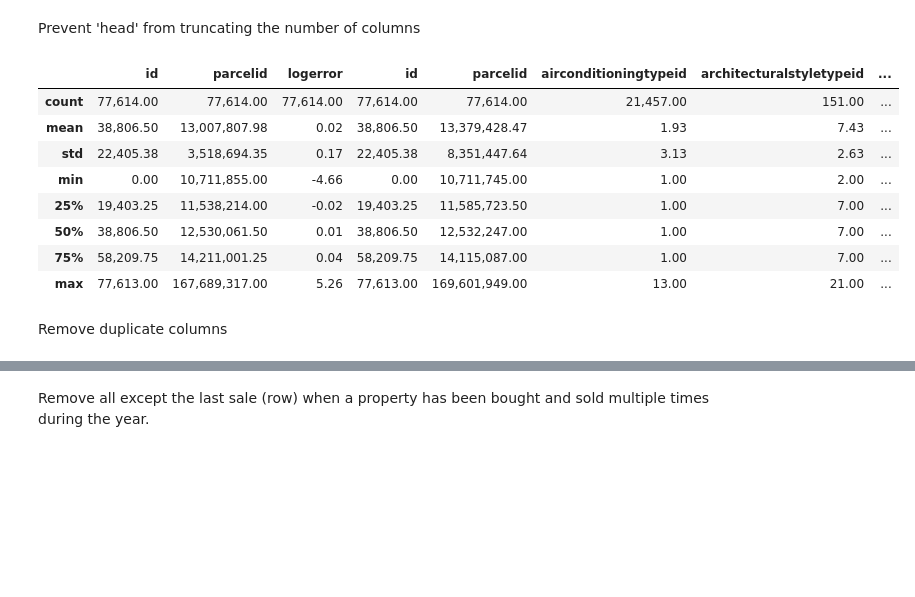
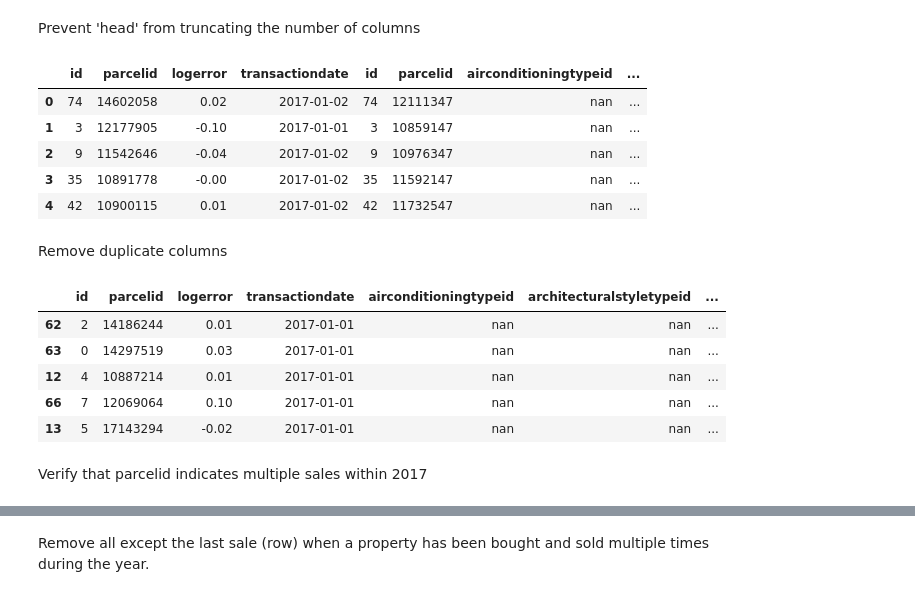
Before and after one commit to soslin/ds-methodologies-exercises, a Jupyter notebook: clustering/zillow.ipynb, the cells around one changed output, grey strips where cells are left out. Drawn from its saved outputs; the diff is of its cells as text; code cells hidden in the pictures; blank space fills up the shorter version.

```diff
--- a/clustering/zillow.ipynb
+++ b/clustering/zillow.ipynb
@@ -45,20 +45,27 @@ df = acquire.acquire_zillow()
 Prevent 'head' from truncating the number of columns
 # %%
 pd.set_option('display.max_columns', None)
-df.describe()
+df.head()
 # %% [output]
-|  | id | parcelid | logerror | id | parcelid | airconditioningtypeid | architecturalstyletypeid | ... |
-| count | 77,614.00 | 77,614.00 | 77,614.00 | 77,614.00 | 77,614.00 | 21,457.00 | 151.00 | ... |
-| mean | 38,806.50 | 13,007,807.98 | 0.02 | 38,806.50 | 13,379,428.47 | 1.93 | 7.43 | ... |
-| std | 22,405.38 | 3,518,694.35 | 0.17 | 22,405.38 | 8,351,447.64 | 3.13 | 2.63 | ... |
-| min | 0.00 | 10,711,855.00 | -4.66 | 0.00 | 10,711,745.00 | 1.00 | 2.00 | ... |
-| 25% | 19,403.25 | 11,538,214.00 | -0.02 | 19,403.25 | 11,585,723.50 | 1.00 | 7.00 | ... |
-| 50% | 38,806.50 | 12,530,061.50 | 0.01 | 38,806.50 | 12,532,247.00 | 1.00 | 7.00 | ... |
-| 75% | 58,209.75 | 14,211,001.25 | 0.04 | 58,209.75 | 14,115,087.00 | 1.00 | 7.00 | ... |
-| max | 77,613.00 | 167,689,317.00 | 5.26 | 77,613.00 | 169,601,949.00 | 13.00 | 21.00 | ... |
+|  | id | parcelid | logerror | transactiondate | id | parcelid | airconditioningtypeid | ... |
+| 0 | 74 | 14602058 | 0.02 | 2017-01-02 | 74 | 12111347 | nan | ... |
+| 1 | 3 | 12177905 | -0.10 | 2017-01-01 | 3 | 10859147 | nan | ... |
+| 2 | 9 | 11542646 | -0.04 | 2017-01-02 | 9 | 10976347 | nan | ... |
+| 3 | 35 | 10891778 | -0.00 | 2017-01-02 | 35 | 11592147 | nan | ... |
+| 4 | 42 | 10900115 | 0.01 | 2017-01-02 | 42 | 11732547 | nan | ... |
 # %% [markdown]
 Remove duplicate columns
 # %%
  df = df.loc[:,~df.columns.duplicated()]
 # %%
-df.sort_values("id", inplace=True)
+df.sort_values("transactiondate", ascending = True, inplace=True)
+df.head()
+# %% [output]
+|  | id | parcelid | logerror | transactiondate | airconditioningtypeid | architecturalstyletypeid | ... |
+| 62 | 2 | 14186244 | 0.01 | 2017-01-01 | nan | nan | ... |
+| 63 | 0 | 14297519 | 0.03 | 2017-01-01 | nan | nan | ... |
+| 12 | 4 | 10887214 | 0.01 | 2017-01-01 | nan | nan | ... |
+| 66 | 7 | 12069064 | 0.10 | 2017-01-01 | nan | nan | ... |
+| 13 | 5 | 17143294 | -0.02 | 2017-01-01 | nan | nan | ... |
+# %% [markdown]
+Verify that parcelid indicates multiple sales within 2017
```
Also changed, not shown: parts of 8 cells of this notebook.
